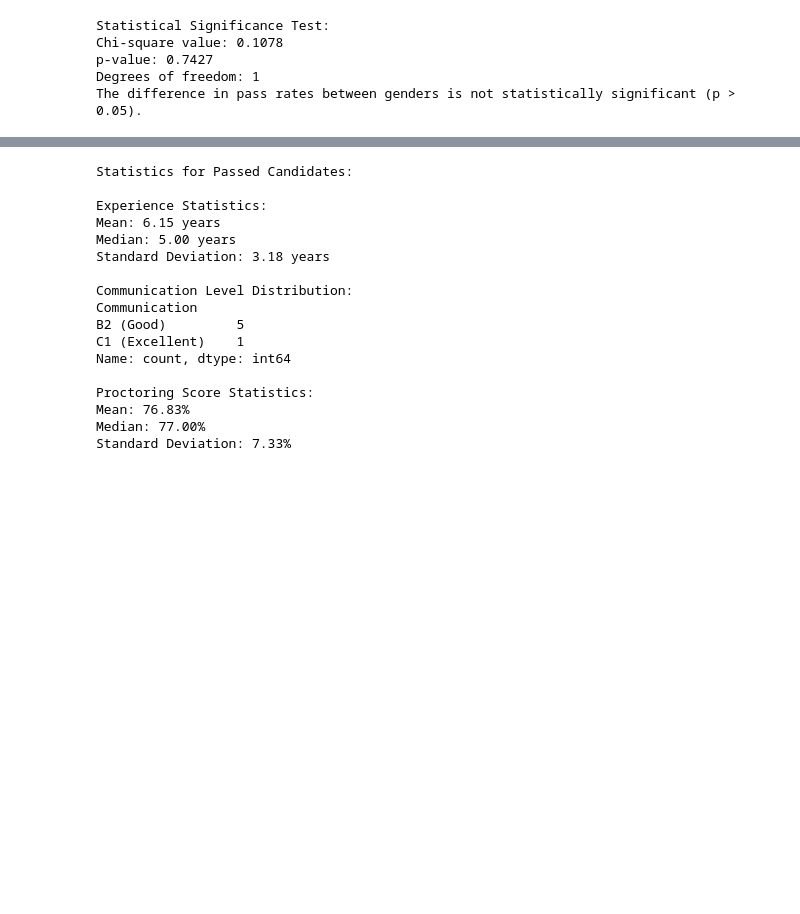
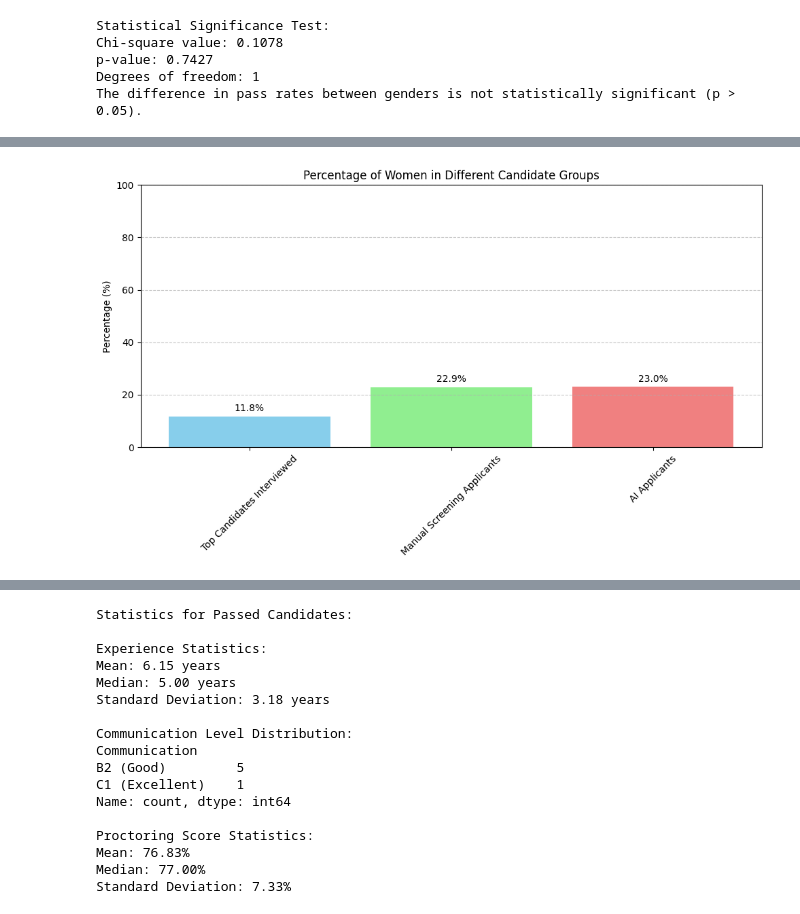
Before and after one commit to lasyapamarthy/AI_recruiter_internal, a Jupyter notebook: micro1-controll-experiment-EDA/controlled_experiment_EDA.ipynb, the cells around one changed output, grey strips where cells are left out. Drawn from its saved outputs; the diff is of its cells as text; code cells hidden in the pictures; blank space fills up the shorter version.

```diff
--- a/micro1-controll-experiment-EDA/controlled_experiment_EDA.ipynb
+++ b/micro1-controll-experiment-EDA/controlled_experiment_EDA.ipynb
@@ -191,3 +396,98 @@ Chi-square value: 0.1078
 p-value: 0.7427
 Degrees of freedom: 1
 The difference in pass rates between genders is not statistically significant (p > 0.05).
+# %%
+# Calculate percentage of women in different dataframes
+print("\nPercentage of Women in Different Datasets:")
+
+# 1. In top_candidates_interviewed
+women_interviewed_count = top_candidates_interviewed[top_candidates_interviewed['Gender'] == 'Female'].shape[0]
+total_interviewed = top_candidates_interviewed.shape[0]
+women_interviewed_percentage = (women_interviewed_count / total_interviewed) * 100
+print(f"Top candidates interviewed: {women_interviewed_percentage:.2f}% women ({women_interviewed_count} out of {total_interviewed})")
+
+# 2. In manual_screening_applicants_df
+if 'manual_screening_applicants_df' in globals():
+    women_manual_count = manual_screening_applicants_df[manual_screening_applicants_df['gender'] == 'Female'].shape[0]
+    total_manual = manual_screening_applicants_df.shape[0]
+    women_manual_percentage = (women_manual_count / total_manual) * 100 if total_manual > 0 else 0
+    print(f"Manual screening applicants: {women_manual_percentage:.2f}% women ({women_manual_count} out of {total_manual})")
+
+# 3. In AI_applicants_df
+if 'AI_applicants_df' in globals():
+    women_ai_count = AI_applicants_df[AI_applicants_df['gender'] == 'Female'].shape[0]
+    total_ai = AI_applicants_df.shape[0]
+    women_ai_percentage = (women_ai_count / total_ai) * 100 if total_ai > 0 else 0
+    print(f"AI applicants: {women_ai_percentage:.2f}% women ({women_ai_count} out of {total_ai})")
+
+# Create a bar chart to visualize the percentages
+plt.figure(figsize=(10, 6))
+categories = []
+percentages = []
+
+# Add data for each available dataset
+categories.append('Top Candidates Interviewed')
+percentages.append(women_interviewed_percentage)
+
+if 'manual_screening_applicants_df' in globals():
+    categories.append('Manual Screening Applicants')
+    percentages.append(women_manual_percentage)
+
+if 'AI_applicants_df' in globals():
+    categories.append('AI Applicants')
+    percentages.append(women_ai_percentage)
+
+plt.bar(categories, percentages, color=['skyblue', 'lightgreen', 'lightcoral'][:len(categories)])
+plt.title('Percentage of Women in Different Candidate Groups')
+plt.ylabel('Percentage (%)')
+plt.ylim(0, 100)  # Set y-axis from 0 to 100%
+plt.grid(axis='y', linestyle='--', alpha=0.7)
+plt.xticks(rotation=45)
+
+# Add percentage labels on top of each bar
+for i, percentage in enumerate(percentages):
+    plt.text(i, percentage + 2, f'{percentage:.1f}%', ha='center')
+
+plt.tight_layout()
+plt.show()
+
+# Statistical significance tests for gender distribution differences
+import scipy.stats as stats
+print("\nStatistical Significance Tests for Gender Distribution Differences:")
+
+# Function to perform chi-square test between two datasets
+def perform_chi_square_test(data1_name, data1_female, data1_total, data2_name, data2_female, data2_total):
+    data1_male = data1_total - data1_female
+    data2_male = data2_total - data2_female
+
+    contingency_table = np.array([[data1_female, data1_male],
+                                  [data2_female, data2_male]])
+
+    chi2, p_value, dof, expected = stats.chi2_contingency(contingency_table)
+
+    print(f"\nComparing {data1_name} vs {data2_name}:")
+    print(f"Chi-square value: {chi2:.4f}")
+    print(f"p-value: {p_value:.4f}")
+
+    alpha = 0.05
+    if p_value < alpha:
+        print(f"The difference in gender distribution is statistically significant (p < {alpha}).")
+    else:
+        print(f"The difference in gender distribution is not statistically significant (p > {alpha}).")
+
+# Perform tests for each pair of datasets if they exist
+datasets = []
+datasets.append(("Top Candidates Interviewed", women_interviewed_count, total_interviewed))
+
+if 'manual_screening_applicants_df' in globals():
+    datasets.append(("Manual Screening Applicants", women_manual_count, total_manual))
+
+if 'AI_applicants_df' in globals():
+    datasets.append(("AI Applicants", women_ai_count, total_ai))
+
+# Compare each pair of datasets
+for i in range(len(datasets)):
+    for j in range(i+1, len(datasets)):
+        perform_chi_square_test(datasets[i][0], datasets[i][1], datasets[i][2],
+                               datasets[j][0], datasets[j][1], datasets[j][2])
+# %% [output]
@@ -193,0 +498 @@ The difference in pass rates between genders is not statistically significant (p
+[figure, added]
```
Also changed, not shown: parts of 12 cells of this notebook, 1 other file.
